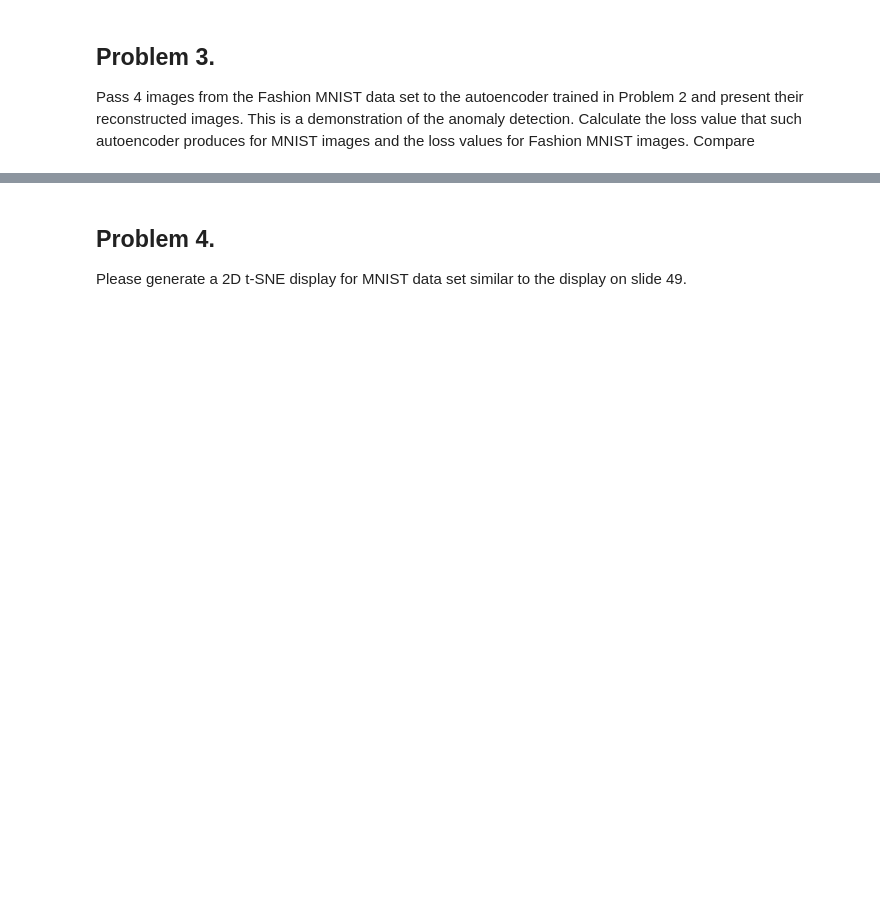
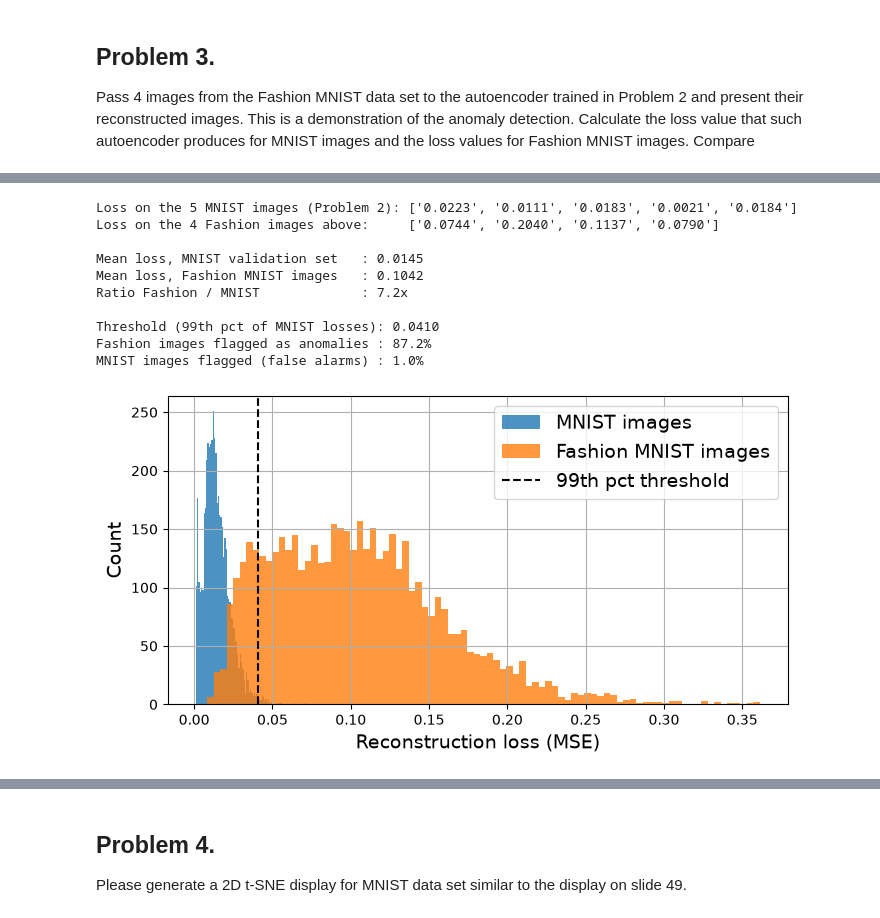
Before and after one commit to Zoe12341/deep_learning_course, a Jupyter notebook: ps_6/buck_ps_6.ipynb, the cells around one changed output, grey strips where cells are left out. Cells and saved outputs as stored; diff of their text form; code cells hidden in the pictures; blank space fills up the shorter version.

```diff
--- a/ps_6/buck_ps_6.ipynb
+++ b/ps_6/buck_ps_6.ipynb
@@ -212,0 +329,52 @@ Pass 4 images from the Fashion MNIST data set to the autoencoder trained in Prob
+# %%
+def compute_reconstruction_losses(model, X, batch_size=1000):
+    """Per-image MSE between each image and its reconstruction."""
+    model.eval()
+    losses = []
+    with torch.no_grad():
+        for i in range(0, len(X), batch_size):
+            X_batch = X[i:i + batch_size].to(device)
+            y_pred = model(X_batch)
+            losses.append(F.mse_loss(y_pred, X_batch, reduction="none")
+                          .flatten(start_dim=1).mean(dim=1).cpu())
+    return torch.cat(losses)
+
+losses_first5_mnist = compute_reconstruction_losses(stacked_ae, first5)
+losses_fashion4 = compute_reconstruction_losses(stacked_ae, fashion4)
+losses_mnist = compute_reconstruction_losses(stacked_ae, X_mnist_valid)
+losses_fashion = compute_reconstruction_losses(stacked_ae, X_fashion)
+
+print("Loss on the 5 MNIST images (Problem 2):", [f"{l:.4f}" for l in losses_first5_mnist.tolist()])
+print("Loss on the 4 Fashion images above:    ", [f"{l:.4f}" for l in losses_fashion4.tolist()])
+print()
+print(f"Mean loss, MNIST validation set   : {losses_mnist.mean().item():.4f}")
+print(f"Mean loss, Fashion MNIST images   : {losses_fashion.mean().item():.4f}")
+print(f"Ratio Fashion / MNIST             : {(losses_fashion.mean() / losses_mnist.mean()).item():.1f}x")
+
+# simple anomaly detector: flag anything above the 99th percentile of MNIST losses
+threshold = torch.quantile(losses_mnist, 0.99).item()
+print(f"\nThreshold (99th pct of MNIST losses): {threshold:.4f}")
+print(f"Fashion images flagged as anomalies : {(losses_fashion > threshold).float().mean().item():.1%}")
+print(f"MNIST images flagged (false alarms) : {(losses_mnist > threshold).float().mean().item():.1%}")
+
+plt.figure(figsize=(8, 4))
+plt.hist(losses_mnist, bins=85, alpha=0.8, label="MNIST images")
+plt.hist(losses_fashion, bins=85, alpha=0.8, label="Fashion MNIST images")
+plt.axvline(threshold, color="k", linestyle="--", label="99th pct threshold")
+plt.xlabel("Reconstruction loss (MSE)")
+plt.ylabel("Count")
+plt.legend()
+plt.grid()
+plt.show()
+# %% [output]
+Loss on the 5 MNIST images (Problem 2): ['0.0223', '0.0111', '0.0183', '0.0021', '0.0184']
+Loss on the 4 Fashion images above:     ['0.0744', '0.2040', '0.1137', '0.0790']
+
+Mean loss, MNIST validation set   : 0.0145
+Mean loss, Fashion MNIST images   : 0.1042
+Ratio Fashion / MNIST             : 7.2x
+
+Threshold (99th pct of MNIST losses): 0.0410
+Fashion images flagged as anomalies : 87.2%
+MNIST images flagged (false alarms) : 1.0%
+[figure, added]
```
Also changed, not shown: parts of 33 cells of this notebook, 2 other files.
